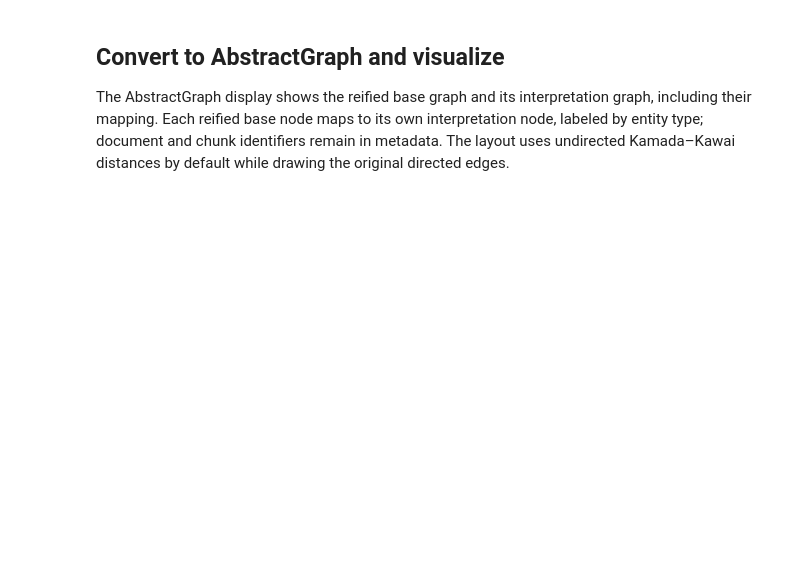
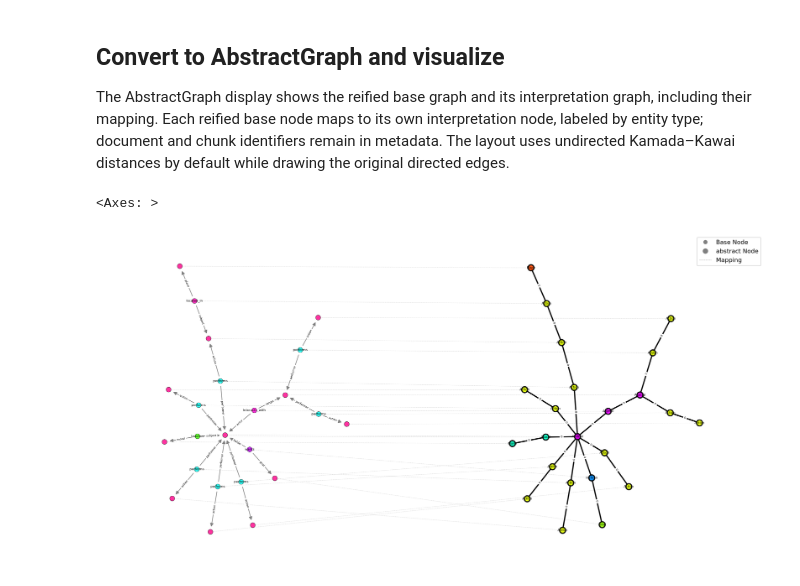
Before and after one commit to fabriziocosta/SemanticGraphicalizer, a Jupyter notebook: notebooks/aesop_tales.ipynb, the cells around one changed output. Saved outputs shown, nothing was run; the diff lists cells and outputs as text; code cells hidden in the pictures; blank space fills up the shorter version.

```diff
--- a/notebooks/aesop_tales.ipynb
+++ b/notebooks/aesop_tales.ipynb
@@ -79,22 +112,27 @@ The AbstractGraph display shows the reified base graph and its interpretation gr
 # %%
 from abstractgraph import display as display_abstract_graph
 
 abstract_graph = graphicalizer.to_abstract_graph(
     traces[0],
     interpretation_mode="per_entity",
-    preserve_direction=False,
+    preserve_direction=True,
     embed_nodes=True,
-    parallel_edge_policy="combine",
+    parallel_edge_policy="first",
 )
 
+from abstractgraph.operators import *
+abstract_graph = intersection_edges(abstract_graph, accept_connection_by_edge=True)
 display_abstract_graph(
     abstract_graph,
     size=(20, 10),
     show_legend=True,
     node_labels=True,
     node_label_attr="label",
     node_label_font_size=5.5,
     edge_labels=True,
     edge_label_font_size=4.5,
     undirected_layout=True,
 )
+# %% [output]
+<Axes: >
+[figure, added]
```
Also changed, not shown: parts of 3 cells of this notebook, 4 other files.
